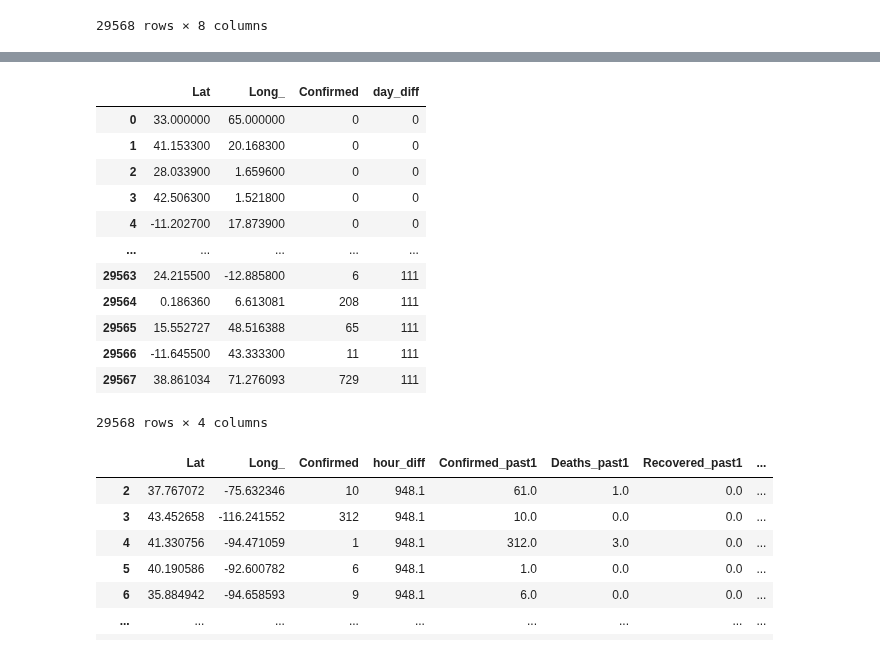
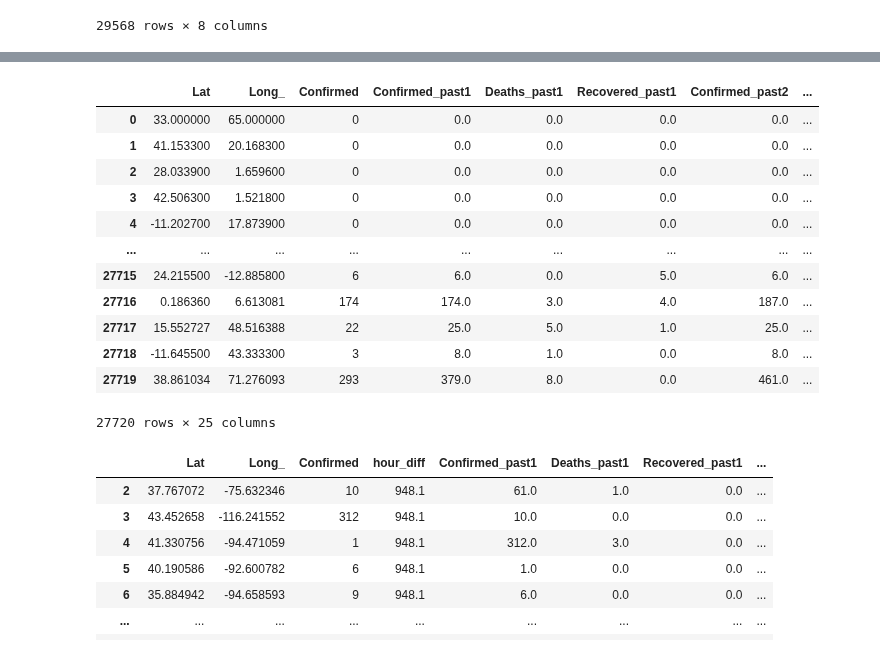
Before and after one commit to telenovelachuan/data_science, a Jupyter notebook: EECS_738_machine_learning/final/covid19.ipynb, the cells around one changed output, grey strips where cells are left out. Cells and saved outputs as stored; diff of their text form; code cells hidden in the pictures.

```diff
--- a/EECS_738_machine_learning/final/covid19.ipynb
+++ b/EECS_738_machine_learning/final/covid19.ipynb
@@ -39,6 +39,3 @@ df
 | 29566 | missing | Comoros | -11.645500 | 43.333300 | 2020-05-12 | 11 | 1 | 0 |
 | 29567 | missing | Tajikistan | 38.861034 | 71.276093 | 2020-05-12 | 729 | 21 | 0 |
 29568 rows × 8 columns
-# %%
-row=df.iloc[0]
-row
@@ -55,4 +41,0 @@ Name: 0, dtype: object
-# %%
-df_partial = df[(df['Province/State'] == row['Province/State']) & (df['Country/Region'] == row['Country/Region']) & (df['Last_Update'] > row['Last_Update'])]
-df_partial_desc = df_partial.sort_values(['Last_Update'], ascending=True)
-df_partial_desc.iloc[0]
@@ -69,23 +42,26 @@ Name: 264, dtype: object
 # %%
 #past1 = []
-def fill_past1(idx, row):
+def fill_pasts(idx, row, shift=2):
     df_partial = df[(df['Province/State'] == row['Province/State']) & (df['Country/Region'] == row['Country/Region']) & (df['Last_Update'] > row['Last_Update'])]
     df_partial_desc = df_partial.sort_values(['Last_Update'], ascending=True)
-    if len(df_partial_desc.index) > 0:
-        confirmed_fill = df_partial_desc.iloc[0]['Confirmed']
-        death_fill = df_partial_desc.iloc[0]['Deaths']
-        recovered_fill = df_partial_desc.iloc[0]['Recovered']
-        df_past.set_value(idx, 'Confirmed_past1', confirmed_fill)
-        df_past.set_value(idx, 'Deaths_past1', death_fill)
-        df_past.set_value(idx, 'Recovered_past1', recovered_fill)
+    for i in range(1, shift + 1):
+        if len(df_partial_desc.index) >= shift:
+            confirmed_fill = df_partial_desc.iloc[i - 1]['Confirmed']
+            death_fill = df_partial_desc.iloc[i - 1]['Deaths']
+            recovered_fill = df_partial_desc.iloc[i - 1]['Recovered']
+            df_past.set_value(idx, 'Confirmed_past{}'.format(i), confirmed_fill)
+            df_past.set_value(idx, 'Deaths_past{}'.format(i), death_fill)
+            df_past.set_value(idx, 'Recovered_past{}'.format(i), recovered_fill)
 
 
 df_past = df.copy()
-df_past['Confirmed_past1'] = pd.Series(float('nan'))
-df_past['Deaths_past1'] = pd.Series(float('nan'))
-df_past['Recovered_past1'] = pd.Series(float('nan'))
-for idx, row in df_past.iterrows():
-    fill_past1(idx, row)
+SHIFT = 7
+for i in range(1, SHIFT + 1):
+    df_past['Confirmed_past{}'.format(i)] = pd.Series(float('nan'))
+    df_past['Deaths_past{}'.format(i)] = pd.Series(float('nan'))
+    df_past['Recovered_past{}'.format(i)] = pd.Series(float('nan'))
+    for idx, row in df_past.iterrows():
+        fill_pasts(idx, row, SHIFT)
 
-print(df_past)
+df_past
 # %% [output]
@@ -92,0 +81,3 @@ KeyboardInterrupt:
+# %%
+df_past.dropna(inplace=True)
+df_past
@@ -93,42 +98,42 @@ KeyboardInterrupt:
 # %%
 #d = {'Lat':'Lat_avg', 'Long_':'Long_avg','Confirmed':'Confirmed_sum', 'Deaths':'Deaths_sum', 'Recovered':'Recovered_sum'}
 #df_group = df.groupby(['Last_Update', 'Province_State']).agg({'Lat':'mean', 'Long_':'mean','Confirmed':'sum', 'Deaths':'sum', 'Recovered':'sum'}).rename(columns=d)
 #df_group.reset_index(inplace=True)
 start_time = df['Last_Update'].min()
-df_train = df.copy()
+df_train = df_past.copy()
 #df_train['hour_diff'] = (df['Last_Update'] - start_time) / np.timedelta64(1, 'd')
-df_train['day_diff'] = (df['Last_Update'] - start_time).dt.days
+df_train['day_diff'] = (df_past['Last_Update'] - start_time).dt.days
 
 # df_train['year'] = df_train['Last_Update'].dt.year
 # df_train['month'] = df_train['Last_Update'].dt.month
 # df_train['day'] = df_train['Last_Update'].dt.day
 
 # DAY_SHIFT = 3
 # shift_column_names = []
 # for i in range(1, DAY_SHIFT + 1):
 #     confirm_col, deaths_col, recovered_col = 'Confirmed_past{}'.format(i), 'Deaths_past{}'.format(i), 'Recovered_past{}'.format(i)
 #     df_train[confirm_col] = df['Confirmed'].shift(i)
 #     df_train[deaths_col] = df['Deaths'].shift(i)
 #     df_train[recovered_col] = df['Recovered'].shift(i)
 #     shift_column_names.extend([confirm_col, deaths_col, recovered_col])
 # df_train.dropna(subset=shift_column_names, inplace=True, axis=0, how='any')
 
 df_train.drop(columns=['Country/Region', 'Province/State', 'Last_Update', 'Deaths', 'Recovered'], inplace=True)
 df_train
 # %% [output]
-|  | Lat | Long_ | Confirmed | day_diff |
-| 0 | 33.000000 | 65.000000 | 0 | 0 |
-| 1 | 41.153300 | 20.168300 | 0 | 0 |
-| 2 | 28.033900 | 1.659600 | 0 | 0 |
-| 3 | 42.506300 | 1.521800 | 0 | 0 |
-| 4 | -11.202700 | 17.873900 | 0 | 0 |
-| ... | ... | ... | ... | ... |
-| 29563 | 24.215500 | -12.885800 | 6 | 111 |
-| 29564 | 0.186360 | 6.613081 | 208 | 111 |
-| 29565 | 15.552727 | 48.516388 | 65 | 111 |
-| 29566 | -11.645500 | 43.333300 | 11 | 111 |
-| 29567 | 38.861034 | 71.276093 | 729 | 111 |
+|  | Lat | Long_ | Confirmed | Confirmed_past1 | Deaths_past1 | Recovered_past1 | Confirmed_past2 | ... |
+| 0 | 33.000000 | 65.000000 | 0 | 0.0 | 0.0 | 0.0 | 0.0 | ... |
+| 1 | 41.153300 | 20.168300 | 0 | 0.0 | 0.0 | 0.0 | 0.0 | ... |
+| 2 | 28.033900 | 1.659600 | 0 | 0.0 | 0.0 | 0.0 | 0.0 | ... |
+| 3 | 42.506300 | 1.521800 | 0 | 0.0 | 0.0 | 0.0 | 0.0 | ... |
+| 4 | -11.202700 | 17.873900 | 0 | 0.0 | 0.0 | 0.0 | 0.0 | ... |
+| ... | ... | ... | ... | ... | ... | ... | ... | ... |
+| 27715 | 24.215500 | -12.885800 | 6 | 6.0 | 0.0 | 5.0 | 6.0 | ... |
+| 27716 | 0.186360 | 6.613081 | 174 | 174.0 | 3.0 | 4.0 | 187.0 | ... |
+| 27717 | 15.552727 | 48.516388 | 22 | 25.0 | 5.0 | 1.0 | 25.0 | ... |
+| 27718 | -11.645500 | 43.333300 | 3 | 8.0 | 1.0 | 0.0 | 8.0 | ... |
+| 27719 | 38.861034 | 71.276093 | 293 | 379.0 | 8.0 | 0.0 | 461.0 | ... |
-29568 rows × 4 columns
+27720 rows × 25 columns
 # %%
 # df_train.dropna(subset=['Lat', 'Long_'], inplace=True)
 # df_train
```
Also changed, not shown: parts of 8 cells of this notebook.
